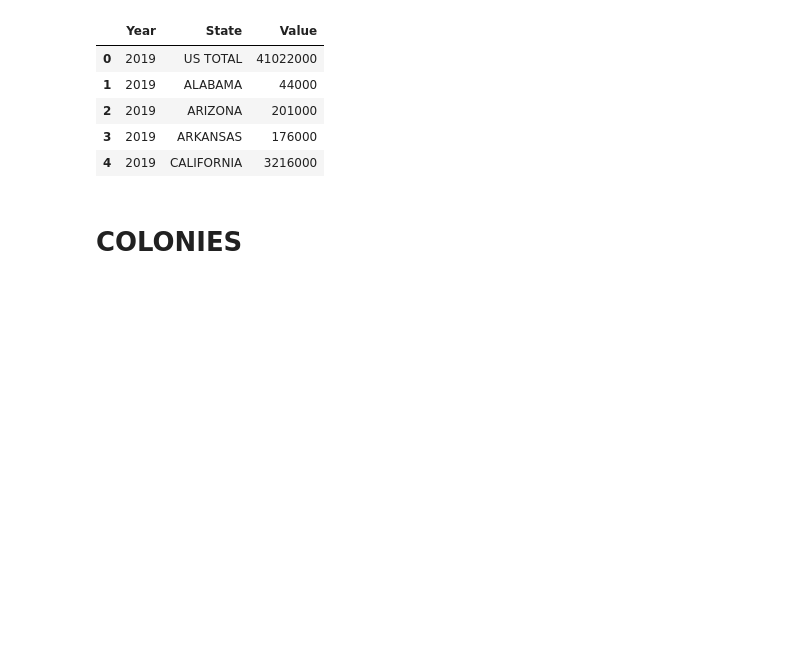
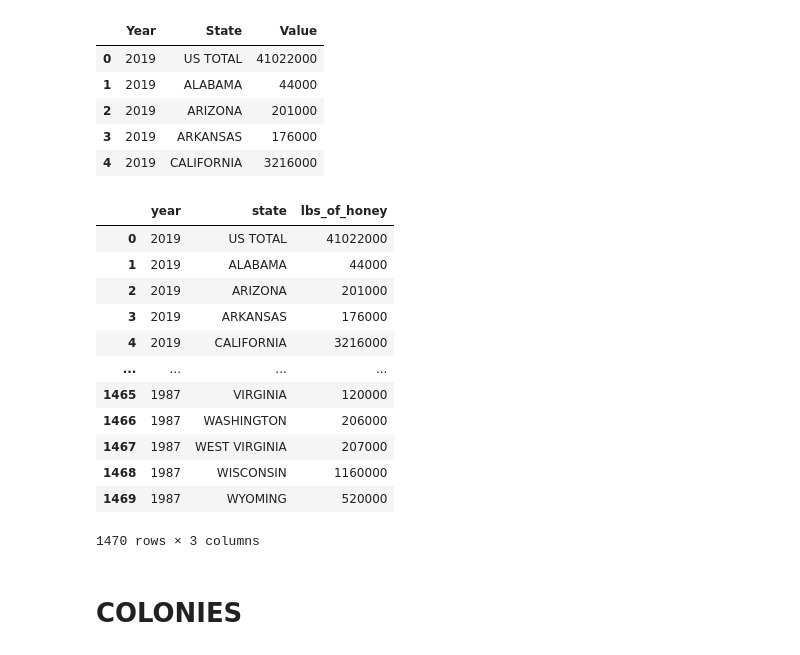
Before and after one commit to gamem001/bees_machine_learning, a Jupyter notebook: melissa/sqlite_building.ipynb, the cells around one changed output. Saved outputs shown, nothing was run; the diff lists cells and outputs as text; code cells hidden in the pictures; blank space fills up the shorter version.

```diff
--- a/melissa/sqlite_building.ipynb
+++ b/melissa/sqlite_building.ipynb
@@ -57,7 +58,21 @@ clean_honey.head()
 | 4 | 2019 | CALIFORNIA | 3216000 |
 # %%
 cleaned_honey = clean_honey.rename(columns={'Year':'year','State':'state','Value':'lbs_of_honey'})
-cleaned_honey.to_csv("honey.csv")
+cleaned_honey
+# %% [output]
+|  | year | state | lbs_of_honey |
+| 0 | 2019 | US TOTAL | 41022000 |
+| 1 | 2019 | ALABAMA | 44000 |
+| 2 | 2019 | ARIZONA | 201000 |
+| 3 | 2019 | ARKANSAS | 176000 |
+| 4 | 2019 | CALIFORNIA | 3216000 |
+| ... | ... | ... | ... |
+| 1465 | 1987 | VIRGINIA | 120000 |
+| 1466 | 1987 | WASHINGTON | 206000 |
+| 1467 | 1987 | WEST VIRGINIA | 207000 |
+| 1468 | 1987 | WISCONSIN | 1160000 |
+| 1469 | 1987 | WYOMING | 520000 |
+1470 rows × 3 columns
 # %% [markdown]
 # COLONIES
 # %%
```
Also changed, not shown: parts of 6 cells of this notebook, 2 other files.
